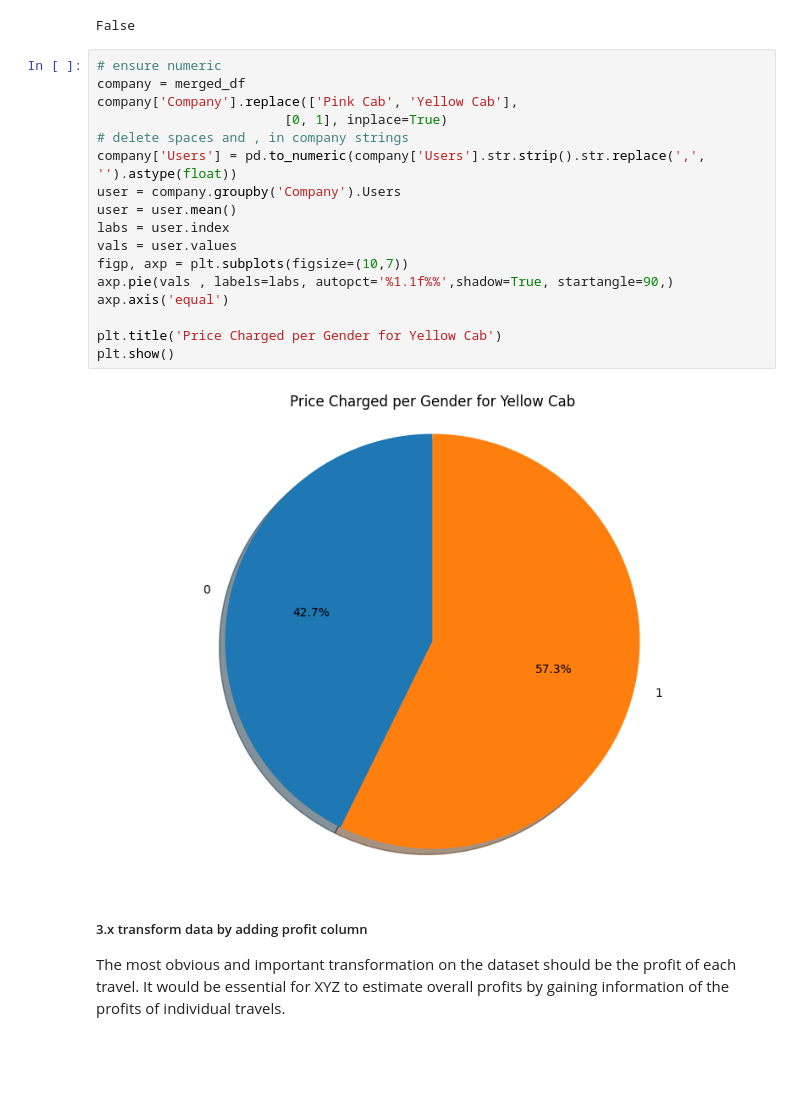
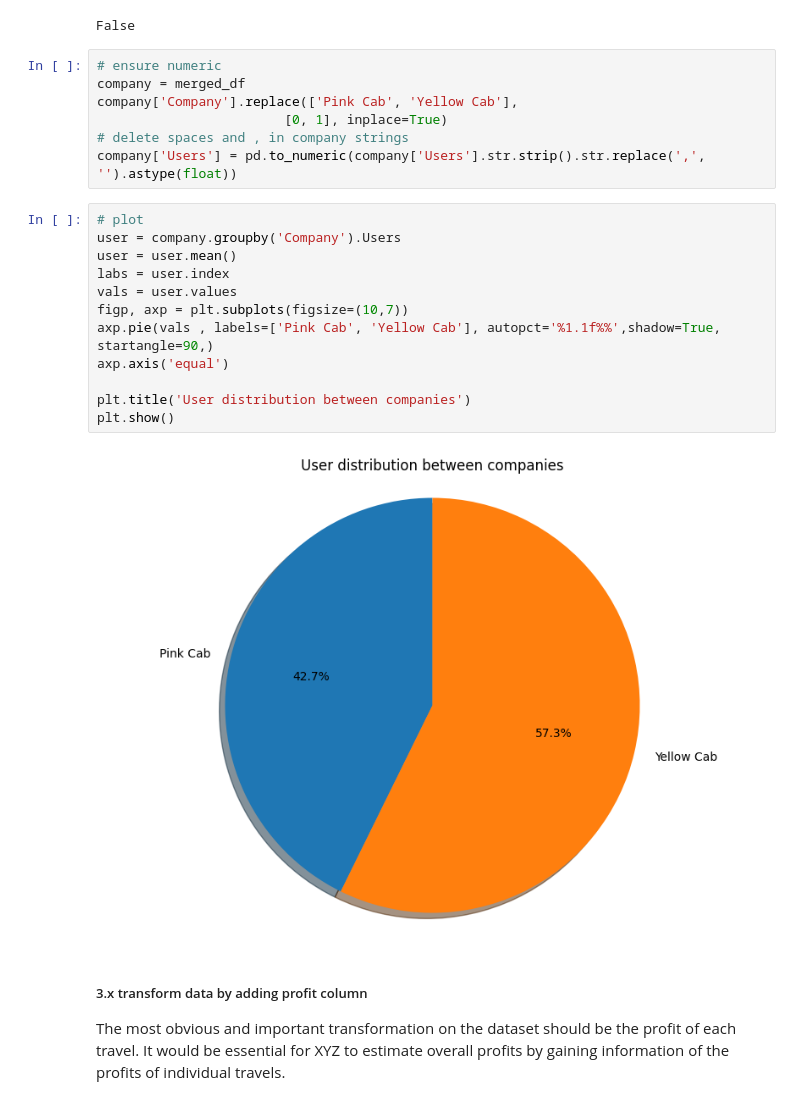
Before and after one commit to JeffLiu114514/Data-Glacier-Virtual-Internship, a Jupyter notebook: Week2_3/EDA.ipynb, the cells around one changed output. Cells and saved outputs as stored; diff of their text form; blank space fills up the shorter version.

```diff
--- a/Week2/EDA.ipynb
+++ b/Week2_3/EDA.ipynb
@@ -132,25 +152,27 @@ from pandas.api.types import is_numeric_dtype
 is_numeric_dtype(merged_df['Users'])
 # %% [output]
 False
+# %%
+# ensure numeric
+company = merged_df
+company['Company'].replace(['Pink Cab', 'Yellow Cab'],
+                        [0, 1], inplace=True)
+# delete spaces and , in company strings
+company['Users'] = pd.to_numeric(company['Users'].str.strip().str.replace(',', '').astype(float))
 # %%
-# ensure numeric
-company = merged_df
-company['Company'].replace(['Pink Cab', 'Yellow Cab'],
-                        [0, 1], inplace=True)
-# delete spaces and , in company strings
-company['Users'] = pd.to_numeric(company['Users'].str.strip().str.replace(',', '').astype(float))
+# plot
 user = company.groupby('Company').Users
 user = user.mean()
 labs = user.index
 vals = user.values
 figp, axp = plt.subplots(figsize=(10,7))
-axp.pie(vals , labels=labs, autopct='%1.1f%%',shadow=True, startangle=90,)
+axp.pie(vals , labels=['Pink Cab', 'Yellow Cab'], autopct='%1.1f%%',shadow=True, startangle=90,)
 axp.axis('equal')
 
-plt.title('Price Charged per Gender for Yellow Cab')
+plt.title('User distribution between companies')
 plt.show()
 # %% [output]
-[figure, old version]
+[figure, new version]
 # %% [markdown]
 ##### 3.x transform data by adding profit column
 The most obvious and important transformation on the dataset should be the profit of each travel. It would be essential for XYZ to estimate overall profits by gaining information of the profits of individual travels.
```
Also changed, not shown: parts of 4 cells of this notebook, 17 other files.
